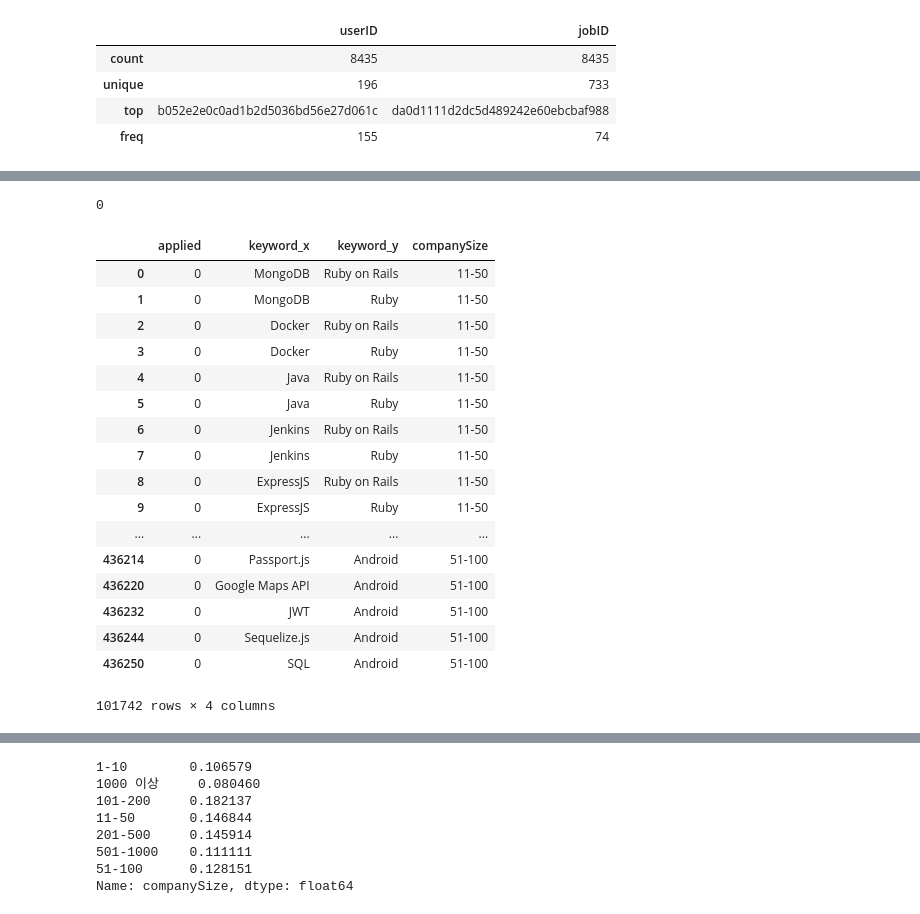
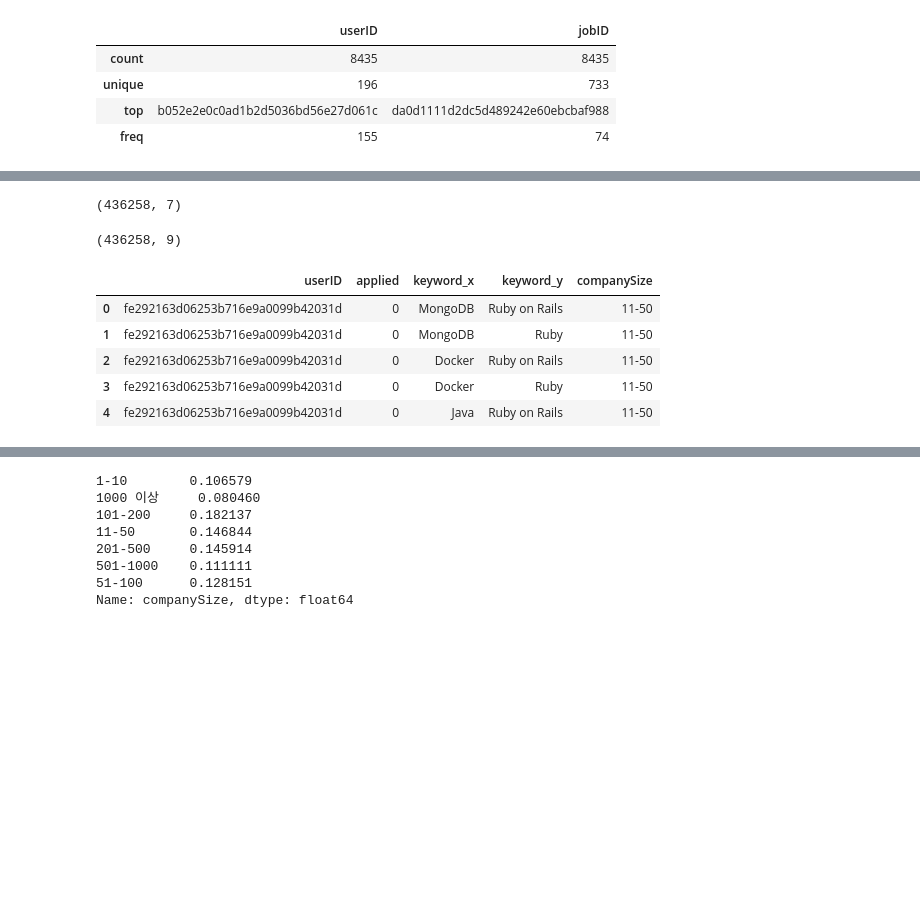
Before and after one commit to GyuYoungCho/Lpoint-Competition, a Jupyter notebook: Machine_learning/user_job/user_job.ipynb, the cells around one changed output, grey strips where cells are left out. Cells and saved outputs as stored; diff of their text form; code cells hidden in the pictures; blank space fills up the shorter version.

```diff
--- a/Machine_learning/user_job/user_job.ipynb
+++ b/Machine_learning/user_job/user_job.ipynb
@@ -68,31 +60,22 @@ merge2 = pd.merge(train , m1, how="left")
 merge3 = pd.merge(merge2, m2, on = "jobID")
 # %%
 merge3.duplicated().sum()
+merge3.shape
 # %% [output]
-0
+(436258, 7)
 # %%
 merge4 = pd.merge(merge3, job_company, on = "jobID")
-c3 = merge4.iloc[:,[2,4,6,8]].drop_duplicates()
-c3
+print(merge4.shape)
+c3 = merge4.iloc[:,[0,2,4,6,8]].drop_duplicates()
+c3["count"]
 # %% [output]
+(436258, 9)
-|  | applied | keyword_x | keyword_y | companySize |
-| 0 | 0 | MongoDB | Ruby on Rails | 11-50 |
-| 1 | 0 | MongoDB | Ruby | 11-50 |
-| 2 | 0 | Docker | Ruby on Rails | 11-50 |
-| 3 | 0 | Docker | Ruby | 11-50 |
-| 4 | 0 | Java | Ruby on Rails | 11-50 |
-| 5 | 0 | Java | Ruby | 11-50 |
-| 6 | 0 | Jenkins | Ruby on Rails | 11-50 |
-| 7 | 0 | Jenkins | Ruby | 11-50 |
-| 8 | 0 | ExpressJS | Ruby on Rails | 11-50 |
-| 9 | 0 | ExpressJS | Ruby | 11-50 |
-| ... | ... | ... | ... | ... |
-| 436214 | 0 | Passport.js | Android | 51-100 |
-| 436220 | 0 | Google Maps API | Android | 51-100 |
-| 436232 | 0 | JWT | Android | 51-100 |
-| 436244 | 0 | Sequelize.js | Android | 51-100 |
-| 436250 | 0 | SQL | Android | 51-100 |
+|  | userID | applied | keyword_x | keyword_y | companySize |
+| 0 | fe292163d06253b716e9a0099b42031d | 0 | MongoDB | Ruby on Rails | 11-50 |
+| 1 | fe292163d06253b716e9a0099b42031d | 0 | MongoDB | Ruby | 11-50 |
+| 2 | fe292163d06253b716e9a0099b42031d | 0 | Docker | Ruby on Rails | 11-50 |
+| 3 | fe292163d06253b716e9a0099b42031d | 0 | Docker | Ruby | 11-50 |
+| 4 | fe292163d06253b716e9a0099b42031d | 0 | Java | Ruby on Rails | 11-50 |
-101742 rows × 4 columns
 # %%
 company = job_company["companySize"].fillna("unknown")
 a,b = tags["keyword"].factorize()
```
Also changed, not shown: parts of 8 cells of this notebook.
